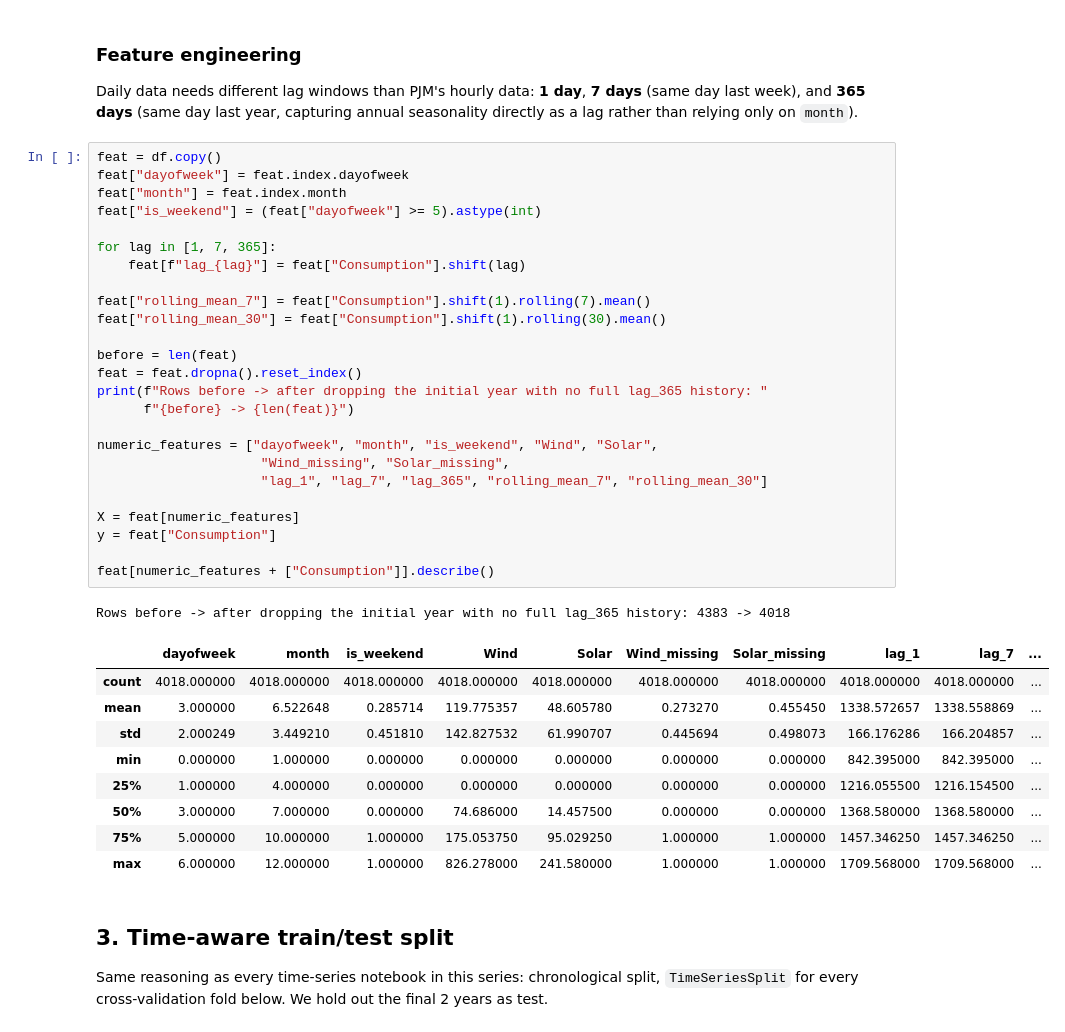
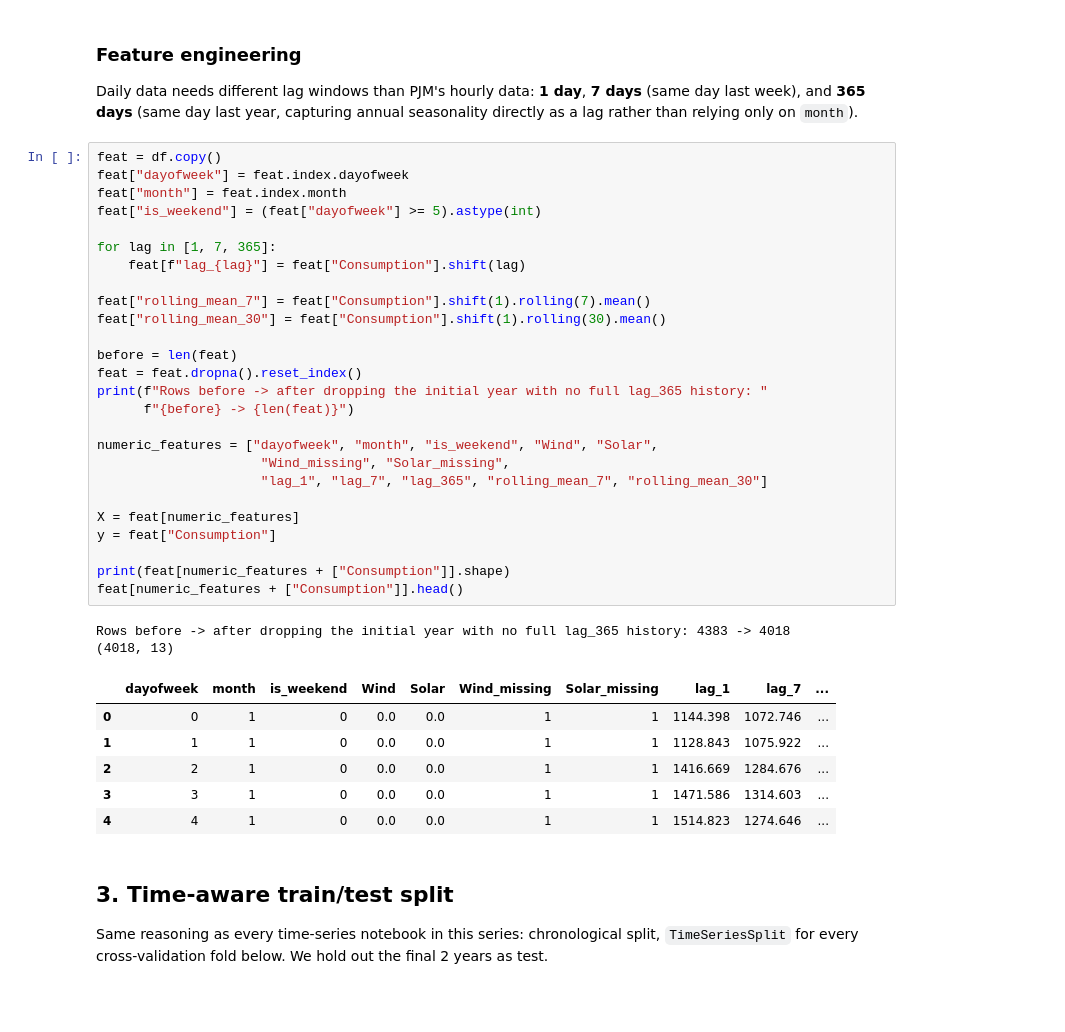
Before and after one commit to liutiedong/data-science-competition-projects, a Jupyter notebook: open_power_systems_tutorial.ipynb, the cells around one changed output. Saved outputs shown, nothing was run; the diff lists cells and outputs as text; blank space fills up the shorter version.

```diff
--- a/open_power_systems_tutorial.ipynb
+++ b/open_power_systems_tutorial.ipynb
@@ -220,39 +220,38 @@ annual seasonality directly as a lag rather than relying only on `month`).
 # %%
 feat = df.copy()
 feat["dayofweek"] = feat.index.dayofweek
 feat["month"] = feat.index.month
 feat["is_weekend"] = (feat["dayofweek"] >= 5).astype(int)
 
 for lag in [1, 7, 365]:
     feat[f"lag_{lag}"] = feat["Consumption"].shift(lag)
 
 feat["rolling_mean_7"] = feat["Consumption"].shift(1).rolling(7).mean()
 feat["rolling_mean_30"] = feat["Consumption"].shift(1).rolling(30).mean()
 
 before = len(feat)
 feat = feat.dropna().reset_index()
 print(f"Rows before -> after dropping the initial year with no full lag_365 history: "
       f"{before} -> {len(feat)}")
 
 numeric_features = ["dayofweek", "month", "is_weekend", "Wind", "Solar",
                      "Wind_missing", "Solar_missing",
                      "lag_1", "lag_7", "lag_365", "rolling_mean_7", "rolling_mean_30"]
 
 X = feat[numeric_features]
 y = feat["Consumption"]
 
-feat[numeric_features + ["Consumption"]].describe()
+print(feat[numeric_features + ["Consumption"]].shape)
+feat[numeric_features + ["Consumption"]].head()
 # %% [output]
 Rows before -> after dropping the initial year with no full lag_365 history: 4383 -> 4018
+(4018, 13)
 |  | dayofweek | month | is_weekend | Wind | Solar | Wind_missing | Solar_missing | lag_1 | lag_7 | ... |
-| count | 4018.000000 | 4018.000000 | 4018.000000 | 4018.000000 | 4018.000000 | 4018.000000 | 4018.000000 | 4018.000000 | 4018.000000 | ... |
-| mean | 3.000000 | 6.522648 | 0.285714 | 119.775357 | 48.605780 | 0.273270 | 0.455450 | 1338.572657 | 1338.558869 | ... |
-| std | 2.000249 | 3.449210 | 0.451810 | 142.827532 | 61.990707 | 0.445694 | 0.498073 | 166.176286 | 166.204857 | ... |
-| min | 0.000000 | 1.000000 | 0.000000 | 0.000000 | 0.000000 | 0.000000 | 0.000000 | 842.395000 | 842.395000 | ... |
-| 25% | 1.000000 | 4.000000 | 0.000000 | 0.000000 | 0.000000 | 0.000000 | 0.000000 | 1216.055500 | 1216.154500 | ... |
-| 50% | 3.000000 | 7.000000 | 0.000000 | 74.686000 | 14.457500 | 0.000000 | 0.000000 | 1368.580000 | 1368.580000 | ... |
-| 75% | 5.000000 | 10.000000 | 1.000000 | 175.053750 | 95.029250 | 1.000000 | 1.000000 | 1457.346250 | 1457.346250 | ... |
-| max | 6.000000 | 12.000000 | 1.000000 | 826.278000 | 241.580000 | 1.000000 | 1.000000 | 1709.568000 | 1709.568000 | ... |
+| 0 | 0 | 1 | 0 | 0.0 | 0.0 | 1 | 1 | 1144.398 | 1072.746 | ... |
+| 1 | 1 | 1 | 0 | 0.0 | 0.0 | 1 | 1 | 1128.843 | 1075.922 | ... |
+| 2 | 2 | 1 | 0 | 0.0 | 0.0 | 1 | 1 | 1416.669 | 1284.676 | ... |
+| 3 | 3 | 1 | 0 | 0.0 | 0.0 | 1 | 1 | 1471.586 | 1314.603 | ... |
+| 4 | 4 | 1 | 0 | 0.0 | 0.0 | 1 | 1 | 1514.823 | 1274.646 | ... |
 # %% [markdown]
 ## 3. Time-aware train/test split
 
```
Also changed, not shown: parts of 5 cells of this notebook, 1 other file.
